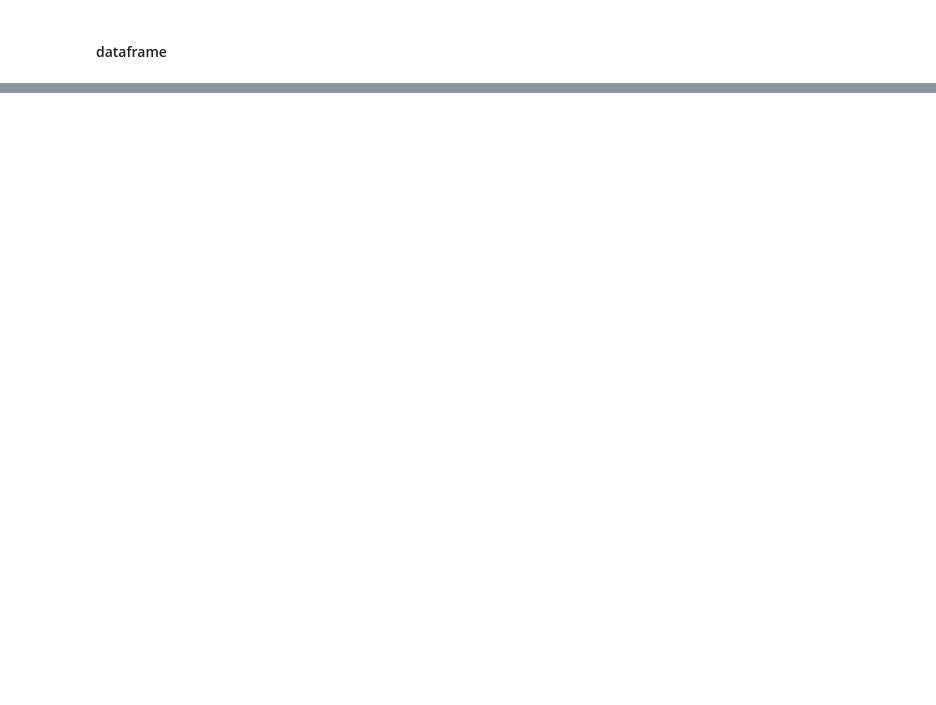
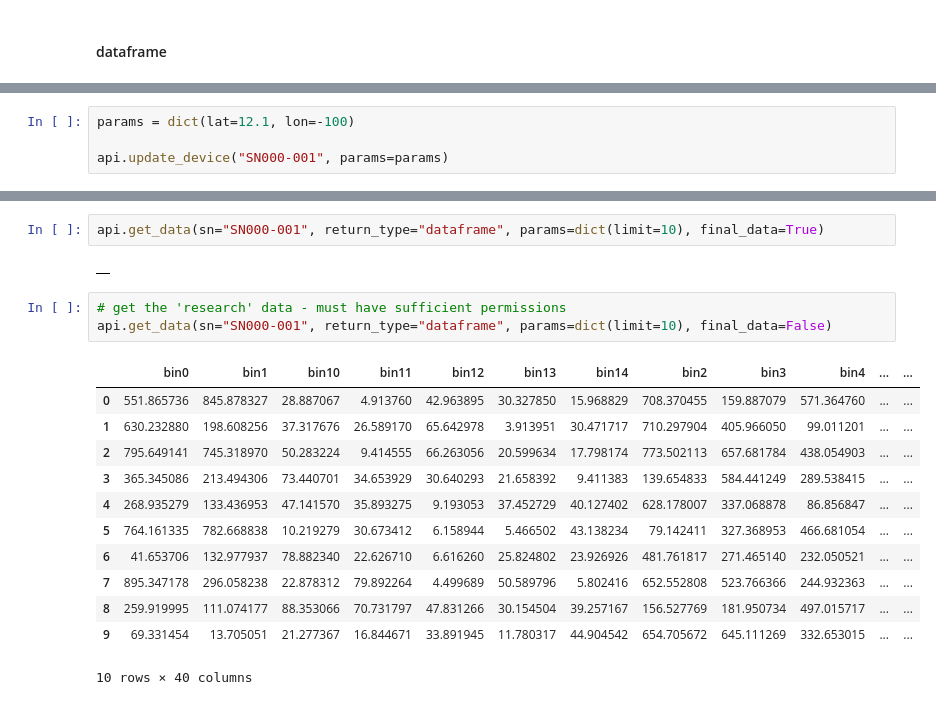
Before and after one commit to quant-aq/py-quantaq, a Jupyter notebook: docs/introduction.ipynb, the cells around one changed output, grey strips where cells are left out. Saved outputs shown, nothing was run; the diff lists cells and outputs as text; blank space fills up the shorter version.

Commit message:
finalized v0.1.0

```diff
--- a/docs/introduction.ipynb
+++ b/docs/introduction.ipynb
@@ -144,0 +195,4 @@ NotImplementedError: Not yet implemented.
+# %%
+params = dict(lat=12.1, lon=-100)
+
+api.update_device("SN000-001", params=params)
@@ -144,0 +221,20 @@ NotImplementedError: Not yet implemented.
+# %%
+api.get_data(sn="SN000-001", return_type="dataframe", params=dict(limit=10), final_data=True)
+# %% [output]
+|  |
+# %%
+# get the 'research' data - must have sufficient permissions
+api.get_data(sn="SN000-001", return_type="dataframe", params=dict(limit=10), final_data=False)
+# %% [output]
+|  | bin0 | bin1 | bin10 | bin11 | bin12 | bin13 | bin14 | bin2 | bin3 | bin4 | ... | ... |
+| 0 | 551.865736 | 845.878327 | 28.887067 | 4.913760 | 42.963895 | 30.327850 | 15.968829 | 708.370455 | 159.887079 | 571.364760 | ... | ... |
+| 1 | 630.232880 | 198.608256 | 37.317676 | 26.589170 | 65.642978 | 3.913951 | 30.471717 | 710.297904 | 405.966050 | 99.011201 | ... | ... |
+| 2 | 795.649141 | 745.318970 | 50.283224 | 9.414555 | 66.263056 | 20.599634 | 17.798174 | 773.502113 | 657.681784 | 438.054903 | ... | ... |
+| 3 | 365.345086 | 213.494306 | 73.440701 | 34.653929 | 30.640293 | 21.658392 | 9.411383 | 139.654833 | 584.441249 | 289.538415 | ... | ... |
+| 4 | 268.935279 | 133.436953 | 47.141570 | 35.893275 | 9.193053 | 37.452729 | 40.127402 | 628.178007 | 337.068878 | 86.856847 | ... | ... |
+| 5 | 764.161335 | 782.668838 | 10.219279 | 30.673412 | 6.158944 | 5.466502 | 43.138234 | 79.142411 | 327.368953 | 466.681054 | ... | ... |
+| 6 | 41.653706 | 132.977937 | 78.882340 | 22.626710 | 6.616260 | 25.824802 | 23.926926 | 481.761817 | 271.465140 | 232.050521 | ... | ... |
+| 7 | 895.347178 | 296.058238 | 22.878312 | 79.892264 | 4.499689 | 50.589796 | 5.802416 | 652.552808 | 523.766366 | 244.932363 | ... | ... |
+| 8 | 259.919995 | 111.074177 | 88.353066 | 70.731797 | 47.831266 | 30.154504 | 39.257167 | 156.527769 | 181.950734 | 497.015717 | ... | ... |
+| 9 | 69.331454 | 13.705051 | 21.277367 | 16.844671 | 33.891945 | 11.780317 | 44.904542 | 654.705672 | 645.111269 | 332.653015 | ... | ... |
+10 rows × 40 columns
```
Also changed, not shown: parts of 23 cells of this notebook, 8 other files.
